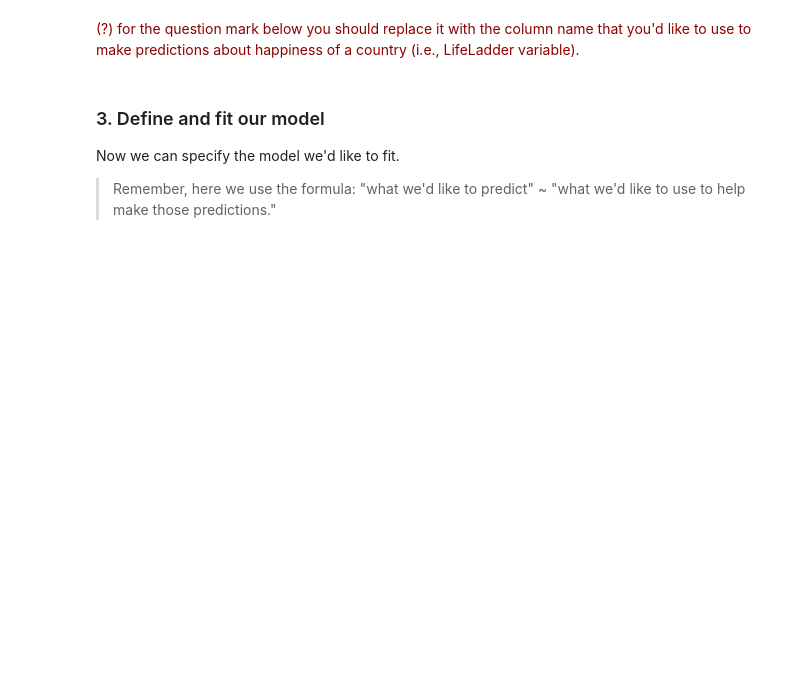
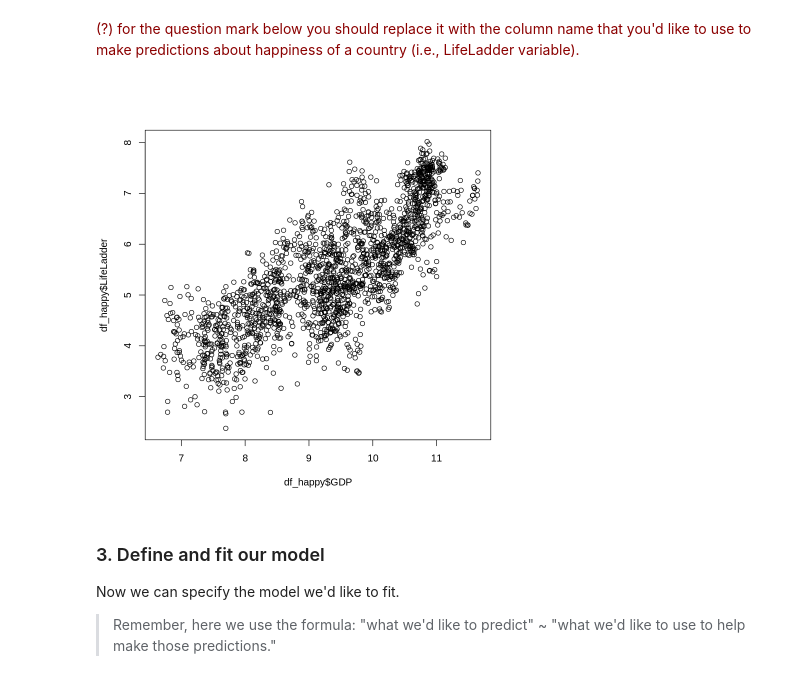
Before and after one commit to rhi-batstone/IntroPsychStats, a Jupyter notebook: IntroPychStats-main/data/lm_happiness.ipynb, the cells around one changed output. Drawn from its saved outputs; the diff is of its cells as text; code cells hidden in the pictures; blank space fills up the shorter version.

```diff
--- a/IntroPychStats-main/data/lm_happiness.ipynb
+++ b/IntroPychStats-main/data/lm_happiness.ipynb
@@ -44,7 +52,9 @@ Then let's plot the scatterplot. Here we will choose:
 # %% [markdown]
 <font color = "darkred"> (?) for the question mark below you should replace it with the column name that you'd like to use to make predictions about happiness of a country (i.e., LifeLadder variable). </font>
 # %%
-plot(x = df_happy$?, y = df_happy$LifeLadder)
+plot(x = df_happy$GDP, y = df_happy$LifeLadder)
+# %% [output]
+[figure, added]
 # %% [markdown]
 ### 3. Define and fit our model
 
```
Also changed, not shown: parts of 8 cells of this notebook.
